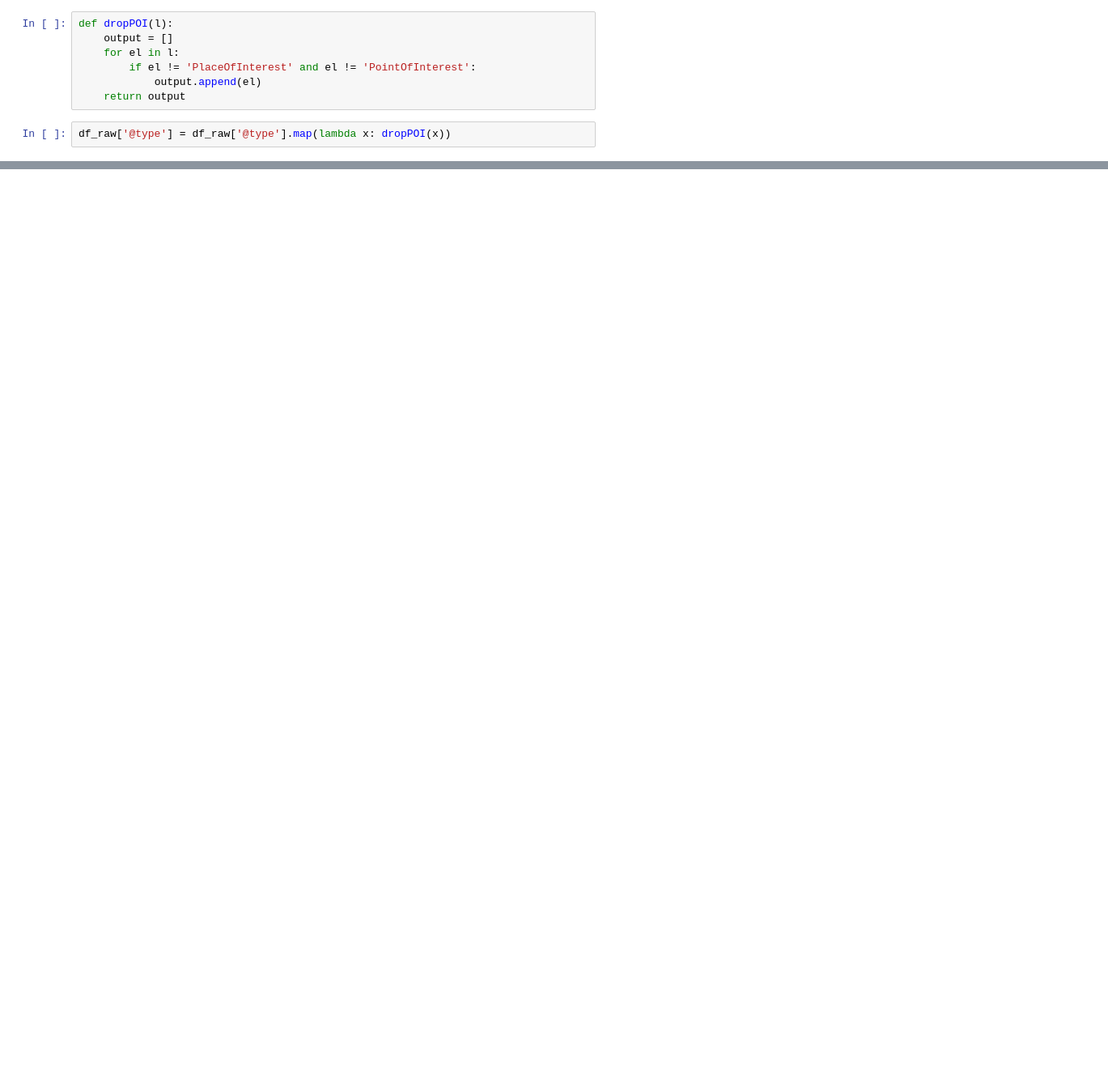
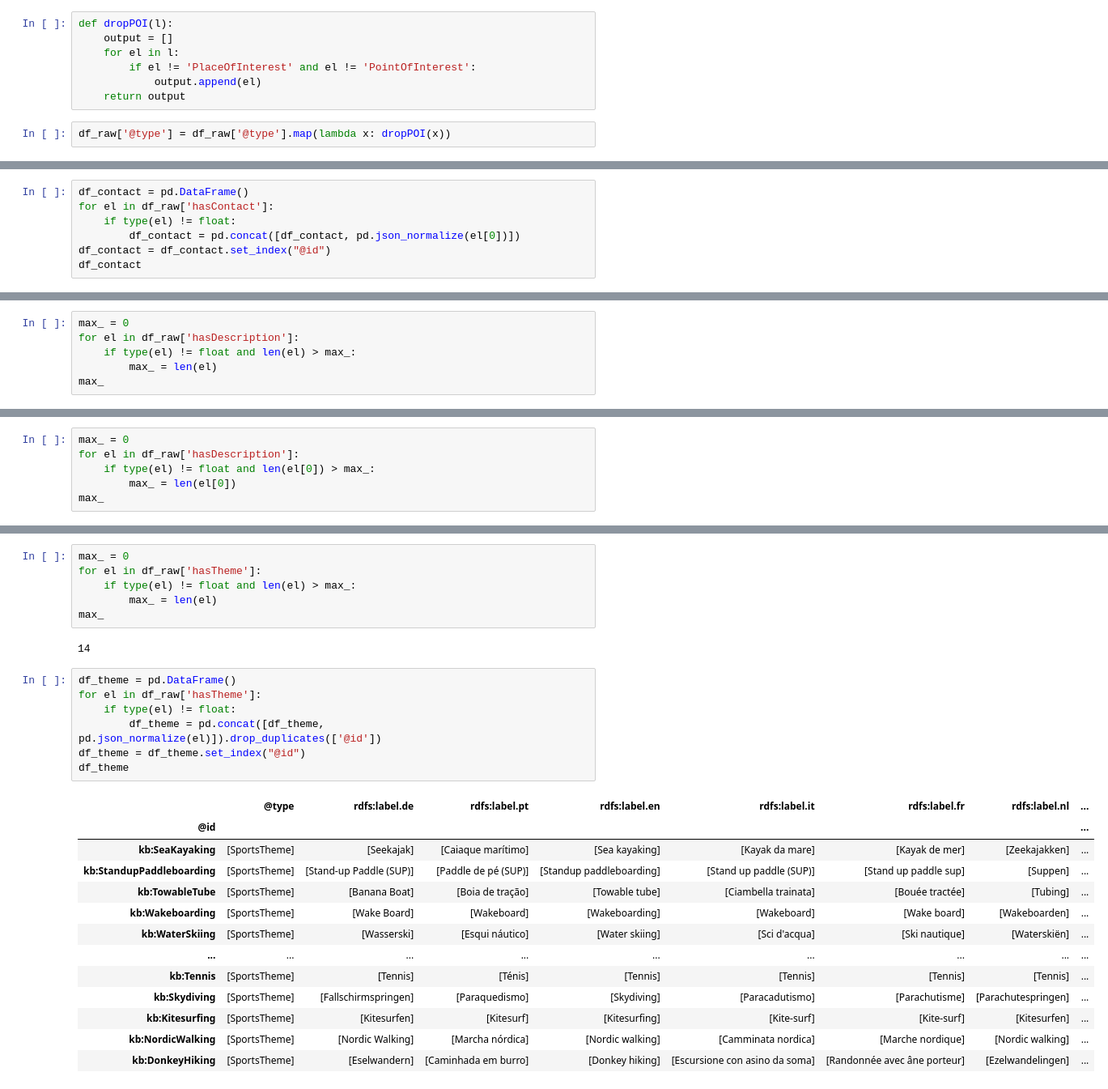
Before and after one commit to ThomasFavrel/ItineraireDeVoyage, a Jupyter notebook: Notebboks/Exploration.ipynb, the cells around one changed output, grey strips where cells are left out. Shown: that part at 81% size. Cells and saved outputs as stored; diff of their text form; blank space fills up the shorter version.

```diff
--- a/Notebboks/Exploration.ipynb
+++ b/Notebboks/Exploration.ipynb
@@ -382,0 +374,7 @@ for el in df_raw['hasContact'][0]:
+# %%
+df_contact = pd.DataFrame()
+for el in df_raw['hasContact']:
+    if type(el) != float:
+        df_contact = pd.concat([df_contact, pd.json_normalize(el[0])])
+df_contact = df_contact.set_index("@id")
+df_contact
@@ -382,0 +421,6 @@ for el in df_raw['hasContact'][0]:
+# %%
+max_ = 0
+for el in df_raw['hasDescription']:
+    if type(el) != float and len(el) > max_:
+        max_ = len(el)
+max_
@@ -382,0 +429,6 @@ for el in df_raw['hasContact'][0]:
+# %%
+max_ = 0
+for el in df_raw['hasDescription']:
+    if type(el) != float and len(el[0]) > max_:
+        max_ = len(el[0])
+max_
@@ -382,0 +441,29 @@ for el in df_raw['hasContact'][0]:
+# %%
+max_ = 0
+for el in df_raw['hasTheme']:
+    if type(el) != float and len(el) > max_:
+        max_ = len(el)
+max_
+# %% [output]
+14
+# %%
+df_theme = pd.DataFrame()
+for el in df_raw['hasTheme']:
+    if type(el) != float:
+        df_theme = pd.concat([df_theme, pd.json_normalize(el)]).drop_duplicates(['@id'])
+df_theme = df_theme.set_index("@id")
+df_theme
+# %% [output]
+|  | @type | rdfs:label.de | rdfs:label.pt | rdfs:label.en | rdfs:label.it | rdfs:label.fr | rdfs:label.nl | ... |
+| @id |  |  |  |  |  |  |  | ... |
+| kb:SeaKayaking | [SportsTheme] | [Seekajak] | [Caiaque marítimo] | [Sea kayaking] | [Kayak da mare] | [Kayak de mer] | [Zeekajakken] | ... |
+| kb:StandupPaddleboarding | [SportsTheme] | [Stand-up Paddle (SUP)] | [Paddle de pé (SUP)] | [Standup paddleboarding] | [Stand up paddle (SUP)] | [Stand up paddle sup] | [Suppen] | ... |
+| kb:TowableTube | [SportsTheme] | [Banana Boat] | [Boia de tração] | [Towable tube] | [Ciambella trainata] | [Bouée tractée] | [Tubing] | ... |
+| kb:Wakeboarding | [SportsTheme] | [Wake Board] | [Wakeboard] | [Wakeboarding] | [Wakeboard] | [Wake board] | [Wakeboarden] | ... |
+| kb:WaterSkiing | [SportsTheme] | [Wasserski] | [Esqui náutico] | [Water skiing] | [Sci d'acqua] | [Ski nautique] | [Waterskiën] | ... |
+| ... | ... | ... | ... | ... | ... | ... | ... | ... |
+| kb:Tennis | [SportsTheme] | [Tennis] | [Ténis] | [Tennis] | [Tennis] | [Tennis] | [Tennis] | ... |
+| kb:Skydiving | [SportsTheme] | [Fallschirmspringen] | [Paraquedismo] | [Skydiving] | [Paracadutismo] | [Parachutisme] | [Parachutespringen] | ... |
+| kb:Kitesurfing | [SportsTheme] | [Kitesurfen] | [Kitesurf] | [Kitesurfing] | [Kite-surf] | [Kite-surf] | [Kitesurfen] | ... |
+| kb:NordicWalking | [SportsTheme] | [Nordic Walking] | [Marcha nórdica] | [Nordic walking] | [Camminata nordica] | [Marche nordique] | [Nordic walking] | ... |
+| kb:DonkeyHiking | [SportsTheme] | [Eselwandern] | [Caminhada em burro] | [Donkey hiking] | [Escursione con asino da soma] | [Randonnée avec âne porteur] | [Ezelwandelingen] | ... |
```
Also changed, not shown: parts of 60 cells of this notebook.
